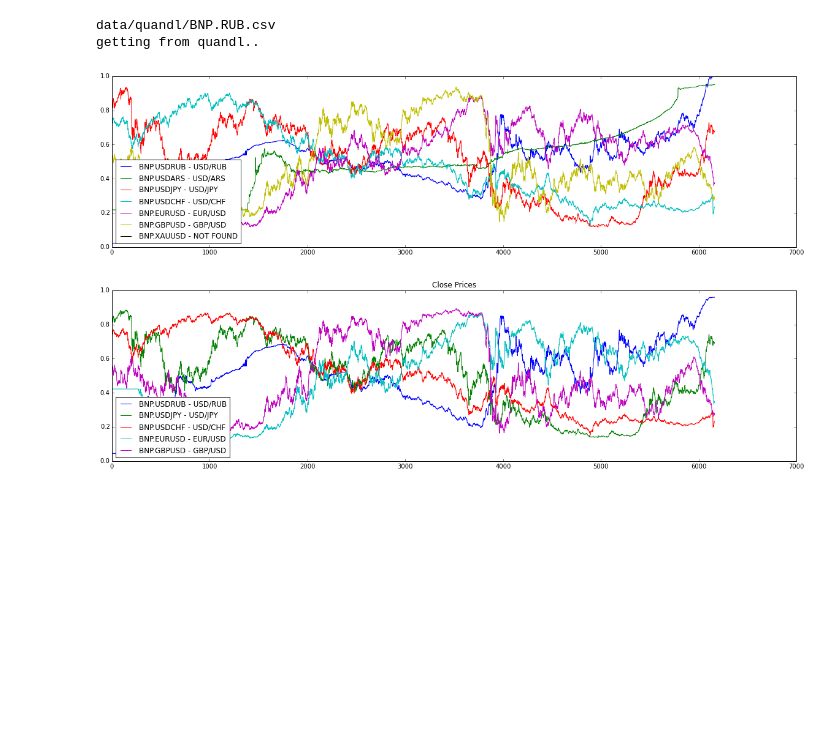
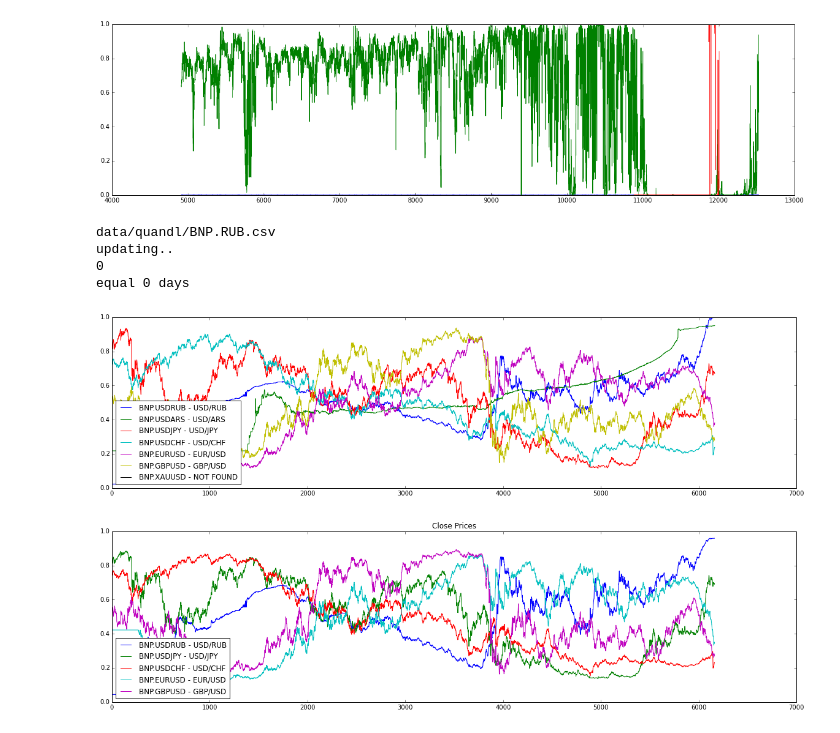
Before and after one commit to qorelogic/ml2, a Jupyter notebook: bin/quandl-fun.ipynb, the cells around one changed output. Drawn from its saved outputs; the diff is of its cells as text; code cells hidden in the pictures; blank space fills up the shorter version.

Commit message:
SP500 Quandl codes [SP500.csv]

```diff
--- a/bin/quandl-fun.ipynb
+++ b/bin/quandl-fun.ipynb
@@ -13,9 +33,20 @@ rcParams['figure.figsize'] = 20, 5
+# %%
+#d = q.get(['LBMA/GOLD'])
+#print d
+dsss = d.ix[:,hdrs]
+dsss = n.diff(dsss)
+#dsss = normalizeme2(dsss)
+dsss = sigmoidme(dsss)
+plot(dsss,'-')
+show()
+# %% [output]
+[figure, added]
 # %%
 pa = ''
 # 2
 pa += 'USDRUB USDARS USDJPY USDCHF EURUSD GBPUSD XAUUSD'
 
-dr = getDataFromQuandl(pa, 'RUB')
+dr = getDataFromQuandlBNP(pa, 'RUB')
 dr = dr.ix[3000:len(dr)-1,:]
 dr = normalizeme(dr)
 dr = sigmoidme(dr)
@@ -26,7 +57,9 @@ legend(dr.columns,3)
 show()
 # %% [output]
 data/quandl/BNP.RUB.csv
-getting from quandl..
+updating..
+0
+equal 0 days
 [figure]
 # %%
 hds = dr.columns[[0,2,3,4,5]]
```
Also changed, not shown: parts of 6 cells of this notebook, 2 other files.
